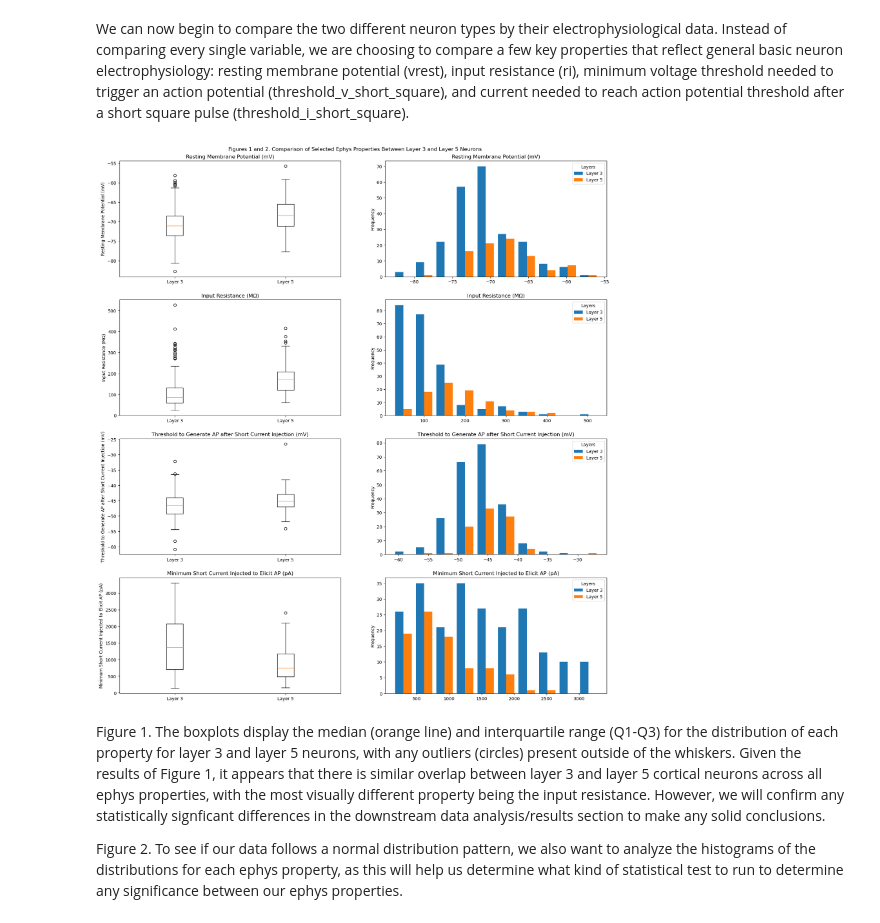
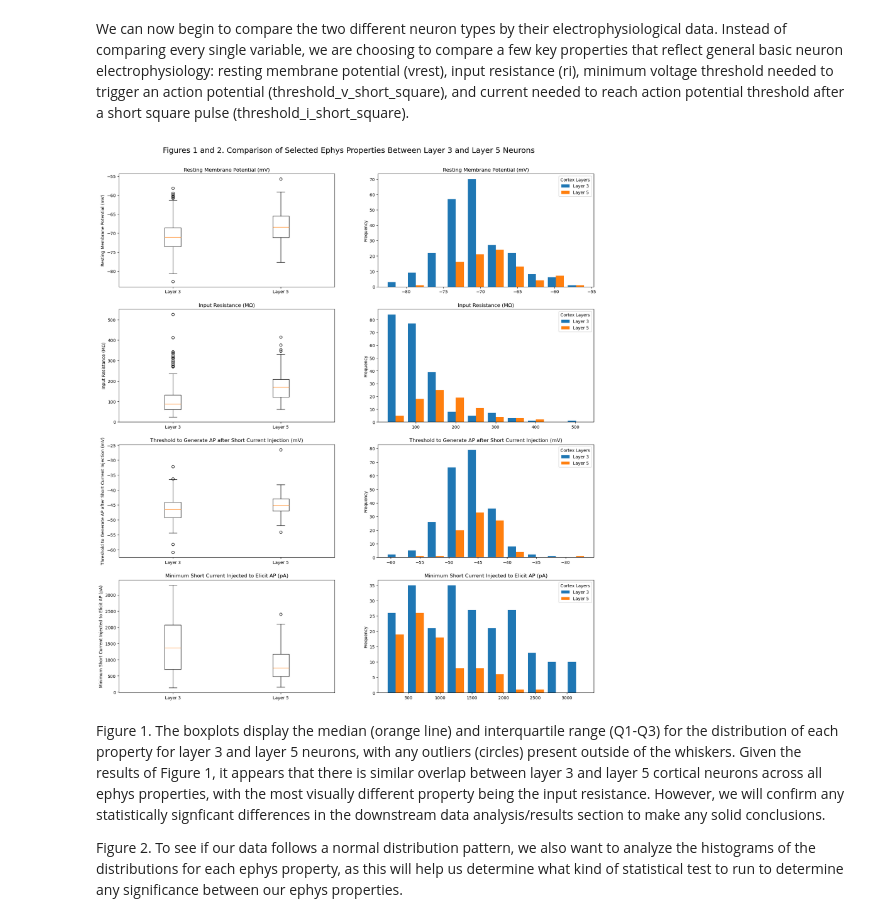
Before and after one commit to cbn003/CellTypes, a Jupyter notebook: CellTypesProject.ipynb, the cells around one changed output. Drawn from its saved outputs; the diff is of its cells as text; code cells hidden in the pictures.

```diff
--- a/CellTypesProject.ipynb
+++ b/CellTypesProject.ipynb
@@ -187,37 +187,37 @@ ephys_properties = ['vrest', 'ri', 'threshold_v_short_square', 'threshold_i_shor
 ephys_feature_title = ['Resting Membrane Potential (mV)', 'Input Resistance (MΩ)', 'Threshold to Generate AP after Short Current Injection (mV)', 'Minimum Short Current Injected to Elicit AP (pA)']
 
 # Establishing an index for the downstream looping
 index = 0
 
 # Looping through each ephys property to make its own separate subplot in the entire figure
 for item in ephys_properties:
 
-    # Removing NaN values that might skew the boxplot data distribution
+    # Removing NaN values that might skew the data distribution and/or visualization
     layer3_ephys = human_3_ephys[item].dropna()
     layer5_ephys = human_5_ephys[item].dropna()
 
     # Plotting each property with its own x-axis and y-axis labels as a boxplot on the left column
     ax[index, 0].boxplot([layer3_ephys, layer5_ephys])
     ax[index, 0].set_xticks([1, 2])
     ax[index, 0].set_xticklabels(["Layer 3", "Layer 5"])
     ax[index, 0].set_ylabel(ephys_feature_title[index])
     ax[index, 0].set_title(f'{ephys_feature_title[index]}')
 
      # Plotting each property with its own x-axis and y-axis labels as a histogram on the right column
     ax[index, 1].hist([layer3_ephys, layer5_ephys], label=['Layer 3', 'Layer 5'])
-    ax[index, 1].legend(title = "Layers")
+    ax[index, 1].legend(title = "Cortex Layers")
     ax[index, 1].set_ylabel('Frequency')
     ax[index, 1].set_title(f'{ephys_feature_title[index]}')
 
     # After the first subplot is made, the loop will move to the next property
     index += 1
 
 # Adding an overarching figure title
-fig.suptitle("Figures 1 and 2. Comparison of Selected Ephys Properties Between Layer 3 and Layer 5 Neurons", fontsize=12,y=0.90)
+fig.suptitle("Figures 1 and 2. Comparison of Selected Ephys Properties Between Layer 3 and Layer 5 Neurons", fontsize=18,y=0.92)
 
 plt.show()
 # %% [output]
-[figure, old version]
+[figure, new version]
 # %% [markdown]
 Figure 1. The boxplots display the median (orange line) and interquartile range (Q1-Q3) for the distribution of each property for layer 3 and layer 5 neurons, with any outliers (circles) present outside of the whiskers. Given the results of Figure 1, it appears that there is similar overlap between layer 3 and layer 5 cortical neurons across all ephys properties, with the most visually different property being the input resistance. However, we will confirm any statistically signficant differences in the downstream data analysis/results section to make any solid conclusions.
 
```
Also changed, not shown: parts of 13 cells of this notebook.
